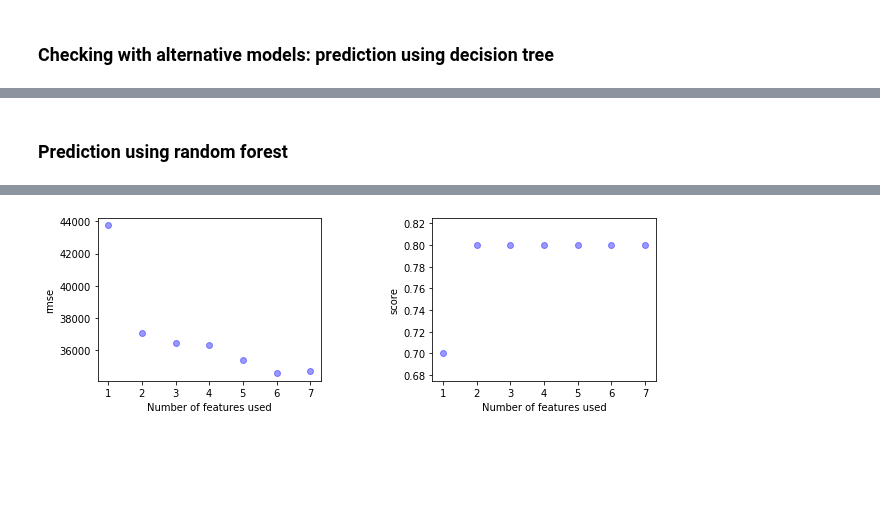
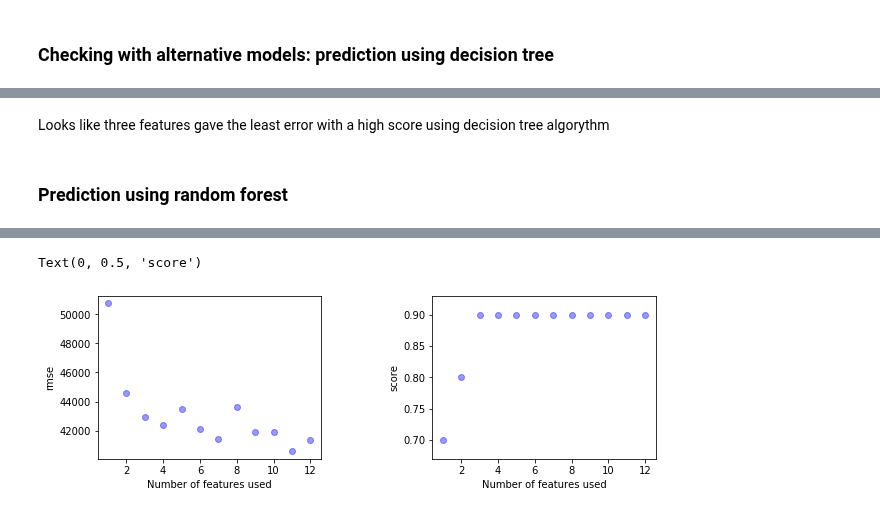
Before and after one commit to Xuehong-pdx/Machine_Learning_Side_Projects, a Jupyter notebook: housing price prediction.ipynb, the cells around one changed output, grey strips where cells are left out. Saved outputs shown, nothing was run; the diff lists cells and outputs as text; code cells hidden in the pictures; blank space fills up the shorter version.

```diff
--- a/housing price prediction.ipynb
+++ b/housing price prediction.ipynb
@@ -851,0 +625,12 @@ Name: SalePrice, dtype: float64
+# %%
+# 12 feature experiments
+feature12 = features[0:12]
+
+# Exp4. Use severn features and the train:test split of 90:10, 70:30 and 50:50 to train the model 20 times
+mean_rmse7, std_rmse7 = train_test_graph(df, feature12, 0.9, 20)
+
+# Exp5. Use severn features but change the train:test split to 70:30 to train the model 20 times
+mean_rmse8, std_rmse8 = train_test_graph(df, feature12, 0.7, 20)
+
+# Exp6. Use severn features but change the train:test split to 50:50 to train the model 20 times
+mean_rmse9, std_rmse9 = train_test_graph(df, feature12, 0.5, 20)
@@ -868,26 +837,31 @@ rmses =[]
 scores = []
 dt_te_pred = []
 dt_tr_pred = []
-for i in range(1,len(feature7)+1):
-    t_col = feature7[0:i]
+time1 = datetime.datetime.now()
+for i in range(1,len(feature12)+1):
+    t_col = feature12[0:i]
     rmse, score, dt_pred_te, dt_pred_tr = dt_train_test(train,t_col)
-    rmse = round(rmse,1)
     rmses.append(rmse)
     dt_te_pred.append(dt_pred_te)
     dt_tr_pred.append(dt_pred_tr)
-    score = round(score,1)
+    score = round (score,1)
     scores.append(score)
+
+time2 = datetime.datetime.now()
+elapsedTime = time2 - time1
+dt12 = divmod(elapsedTime.total_seconds(), 60)
+print('\n', 'elapsedTime(min,sec):', dt12)
 
 # Plot rmse and scores
 fig = plt.figure(figsize = (10,3))
 fig.subplots_adjust(wspace = 0.5)
 ax1 = fig.add_subplot(1, 2, 1)
-ax1.scatter(x = [1,2,3,4,5,6,7], y = rmses, color = 'blue', alpha = 0.4)
+ax1.scatter(x = np.arange(1,13,1), y = rmses, color = 'blue', alpha = 0.4)
 ax1.set_xlabel('Number of features used')
 ax1.set_ylabel('rmse')
 
 ax2 = fig.add_subplot(1, 2, 2)
-ax2.scatter(x = [1,2,3,4,5,6,7], y = scores, color = 'blue', alpha = 0.4)
+ax2.scatter(x = np.arange(1,13,1), y = scores, color = 'blue', alpha = 0.4)
 ax2.set_xlabel('Number of features used')
 ax2.set_ylabel('score')
 # %% [output]
@@ -896,3 +871,5 @@ Text(0, 0.5, 'score')
+# %% [markdown]
+Looks like three features gave the least error with a high score using decision tree algorythm
 # %% [markdown]
 ### Prediction using random forest
 # %%
@@ -910,11 +887,12 @@ def rf_train_test(train, features, n):
     score = reg.score(train[features], train['SalePrice'])
     return rmse, score, rf_pred_tr, rf_pred_te
 
+time1 = datetime.datetime.now()
 rmses =[]
 scores = []
 rf_te_pred = []
 rf_tr_pred = []
-for i in range(1,len(feature7)+1):
+for i in range(1,len(feature12)+1):
     t_col = features[0:i]
     rmse, score, rf_pred_tr, rf_pred_te = rf_train_test(train,t_col,10)
     rmse = round(rmse,1)
@@ -924,16 +902,21 @@ for i in range(1,len(feature7)+1):
     rf_te_pred.append(rf_pred_te)
     rf_tr_pred.append(rf_pred_tr)
 
-    # Plot rmse and scores
+time2 = datetime.datetime.now()
+elapsedTime = time2 - time1
+rf12 = divmod(elapsedTime.total_seconds(), 60)
+print('\n', 'elapsedTime(min,sec):', rf12)
+
+# Plot rmse and scores
 fig = plt.figure(figsize = (10,3))
 fig.subplots_adjust(wspace = 0.5)
 ax1 = fig.add_subplot(1, 2, 1)
-ax1.scatter(x = [1,2,3,4,5,6,7], y = rmses, color = 'blue', alpha = 0.4)
+ax1.scatter(x = np.arange(1,13,1), y = rmses, color = 'blue', alpha = 0.4)
 ax1.set_xlabel('Number of features used')
 ax1.set_ylabel('rmse')
 
 ax2 = fig.add_subplot(1, 2, 2)
-ax2.scatter(x = [1,2,3,4,5,6,7], y = scores, color = 'blue', alpha = 0.4)
+ax2.scatter(x = np.arange(1,13,1), y = scores, color = 'blue', alpha = 0.4)
 ax2.set_xlabel('Number of features used')
 ax2.set_ylabel('score')
 # %% [output]
@@ -941 +924,2 @@ Text(0, 0.5, 'score')
+Text(0, 0.5, 'score')
-[figure, old version]
+[figure, new version]
```
Also changed, not shown: parts of 53 cells of this notebook.
